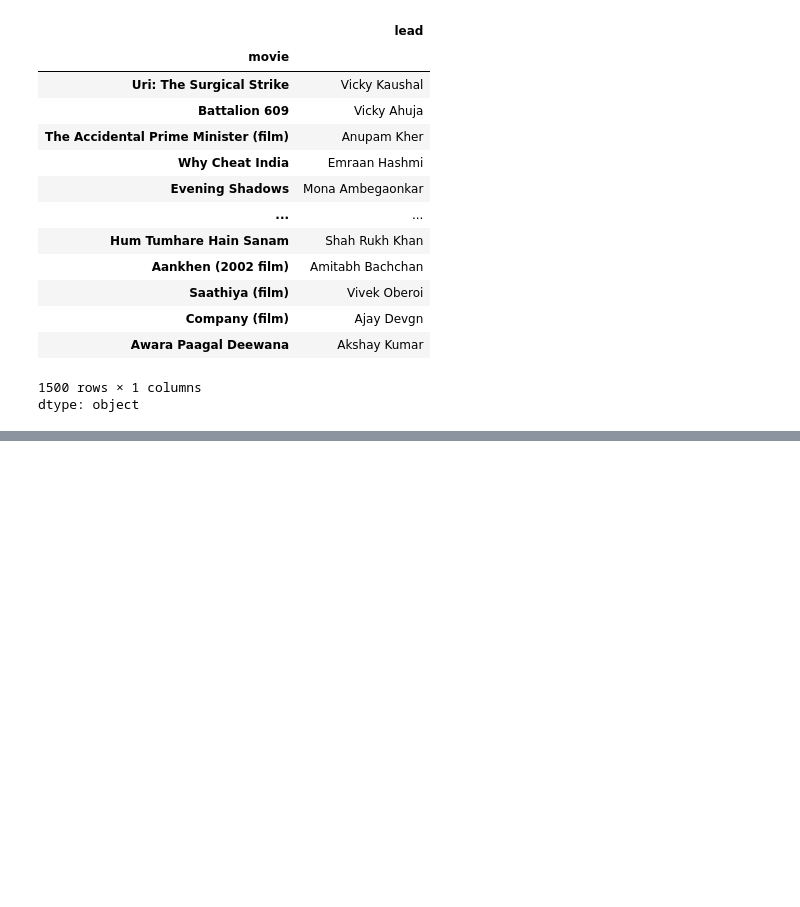
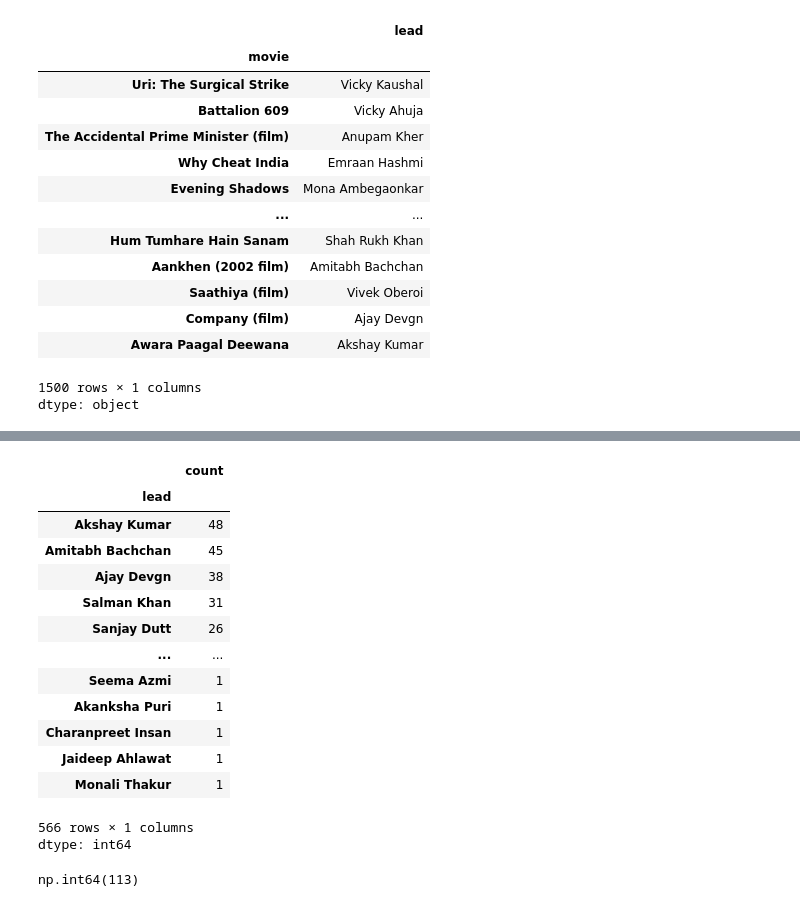
Before and after one commit to Tdeflash12/AI-ML, a Jupyter notebook: pandas.ipynb, the cells around one changed output, grey strips where cells are left out. Drawn from its saved outputs; the diff is of its cells as text; code cells hidden in the pictures; blank space fills up the shorter version.

```diff
--- a/pandas.ipynb
+++ b/pandas.ipynb
@@ -160,0 +214,24 @@ dtype: object
+# %%
+#value_counts >> movies
+movies.value_counts()
+# %% [output]
+|  | count |
+| lead |  |
+| Akshay Kumar | 48 |
+| Amitabh Bachchan | 45 |
+| Ajay Devgn | 38 |
+| Salman Khan | 31 |
+| Sanjay Dutt | 26 |
+| ... | ... |
+| Seema Azmi | 1 |
+| Akanksha Puri | 1 |
+| Charanpreet Insan | 1 |
+| Jaideep Ahlawat | 1 |
+| Monali Thakur | 1 |
+566 rows × 1 columns
+dtype: int64
+# %%
+# sort_values >>Inplace
+vkl.sort_values(ascending=False).head(1).values[0]
+# %% [output]
+np.int64(113)
```
Also changed, not shown: parts of 9 cells of this notebook.
